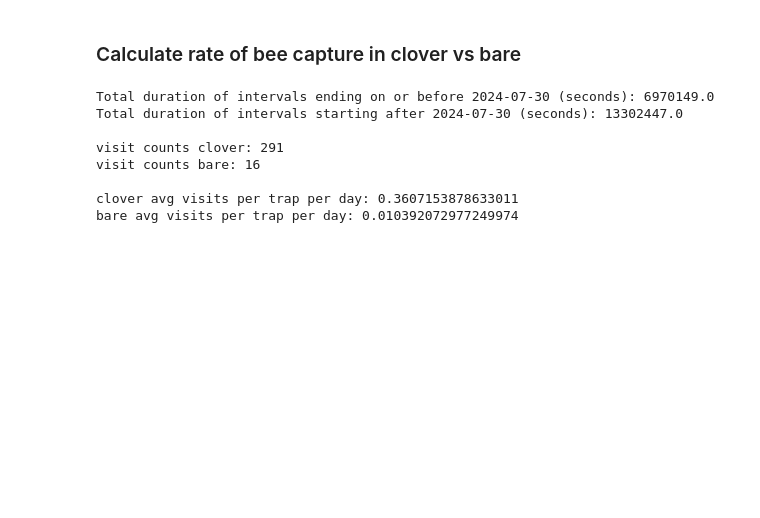
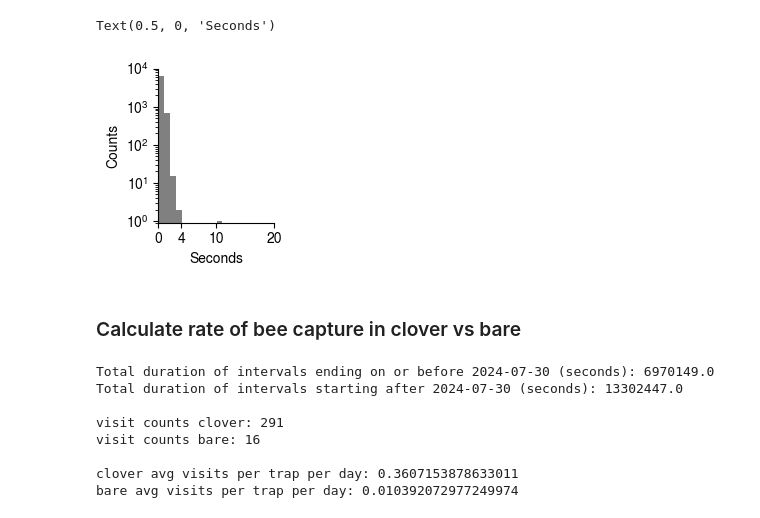
Before and after one commit to mparkergetz/bee_cam_data_processing, a Jupyter notebook: nb2_process_visit_data.ipynb, the cells around one changed output. Cells and saved outputs as stored; diff of their text form; code cells hidden in the pictures; blank space fills up the shorter version.

Commit message:
fold in histogram of time diff between imgs

```diff
--- a/nb2_process_visit_data.ipynb
+++ b/nb2_process_visit_data.ipynb
@@ -85,6 +85,28 @@ combined_df[columns_to_fill] = combined_df[columns_to_fill].ffill()
 combined_df['time_diff'] = combined_df.groupby(['pi', 'color', 'species', 'sex'])['datetime'].diff()
 combined_df['new_visit'] = (combined_df['time_diff'] > pd.Timedelta(seconds=4)) | (combined_df['time_diff'].isna())
 combined_df['visit_id'] = combined_df.groupby(['species'])['new_visit'].cumsum()
+combined_df['time_diff_seconds'] = combined_df['time_diff'].dt.total_seconds()
+combined_df_clover = combined_df[combined_df['datetime'] < clover_end]
+# %%
+# PLOT HISTOGRAM OF SECONDS BETWEEN CONSECUTIVE SAME-SPECIES IMAGES
+
+time_diff_distribution = combined_df_clover['time_diff_seconds']
+bin_size = 1
+bins = np.arange(1,20 + bin_size, bin_size) - .9
+
+plt.figure(figsize=(1.5,2))
+plt.hist(time_diff_distribution[time_diff_distribution < 20], bins=bins, color='gray', log=True)
+# plt.yticks([1, 10, 100, 1000, 10000])
+plt.ylim(.9,10000)
+plt.xticks([0,4,10,20])
+plt.xlim(0, 20)
+plt.ylabel('Counts')
+# plt.yscale("log")
+plt.xlabel('Seconds')
+# plt.tight_layout()
+# %% [output]
+Text(0.5, 0, 'Seconds')
+[figure, added]
 # %%
 # CALCULATE VISIT DURATIONS
 visit_durations = (
```
Also changed, not shown: parts of 1 cell of this notebook.
